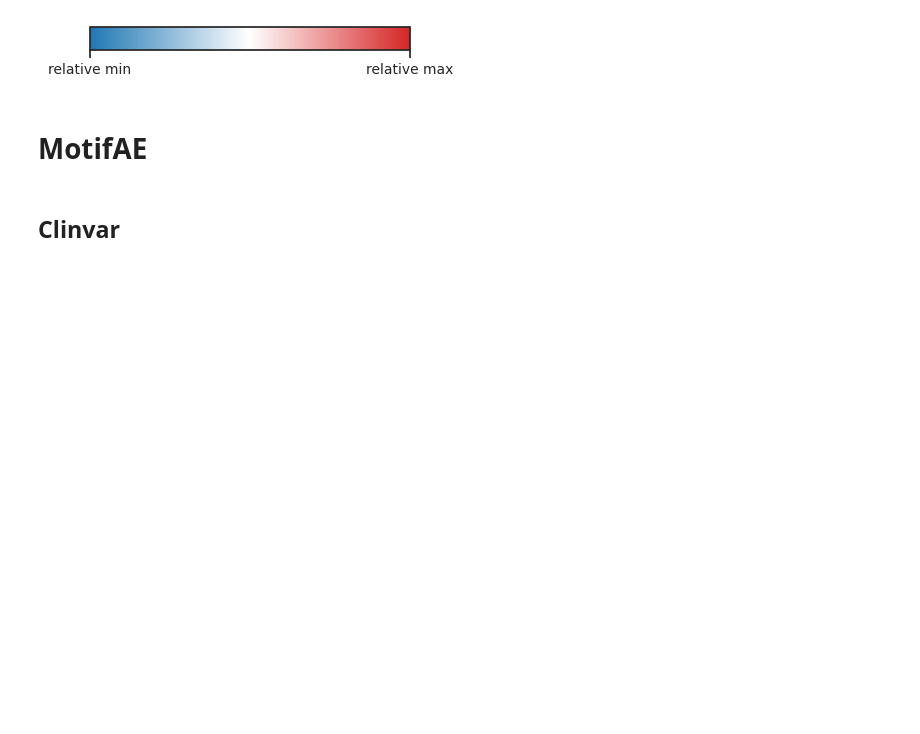
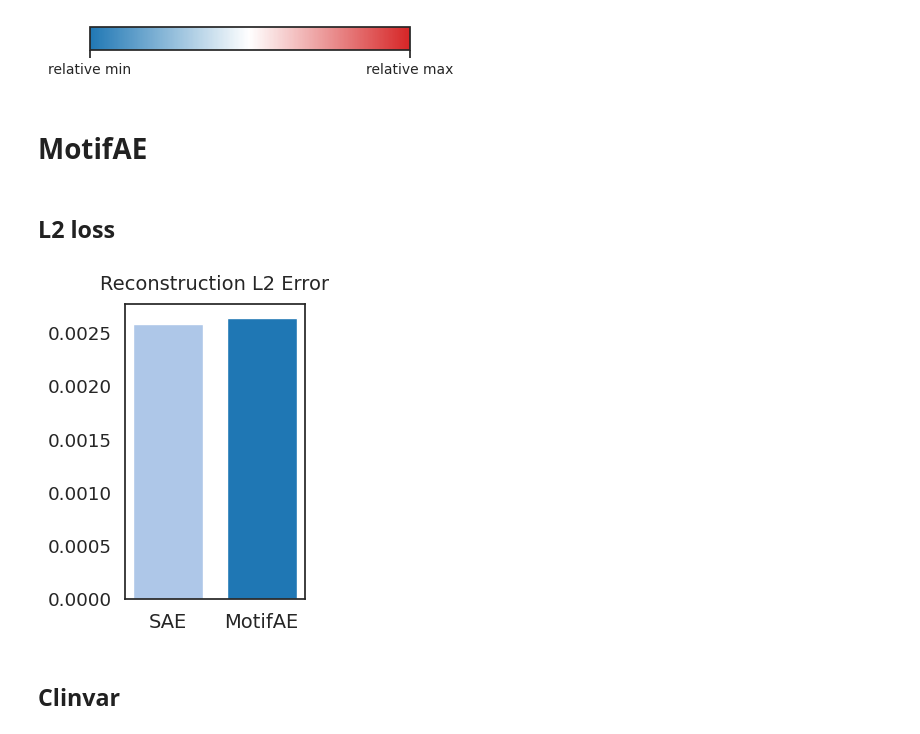
Before and after one commit to DILIU899/MotifAE, a Jupyter notebook: plots.ipynb, the cells around one changed output. Saved outputs shown, nothing was run; the diff lists cells and outputs as text; code cells hidden in the pictures; blank space fills up the shorter version.

```diff
--- a/plots.ipynb
+++ b/plots.ipynb
@@ -127,6 +127,19 @@ plt.show()
 [figure]
 # %% [markdown]
 # MotifAE
+# %% [markdown]
+## L2 loss
+# %%
+heights = [3.308 / 1280, 3.378 / 1280]
+
+plt.figure(figsize=(3, 4))
+plt.bar([0, 1], heights, color=base_cmap([1, 0]), width=0.75)
+plt.title("Reconstruction L2 Error", fontsize=14, y=1.02)
+plt.xticks([0, 1], ["SAE", "MotifAE"], fontsize=14)
+plt.tight_layout()
+plt.show()
+# %% [output]
+[figure, added]
 # %% [markdown]
 ## Clinvar
 # %%
```
Also changed, not shown: parts of 5 cells of this notebook.
